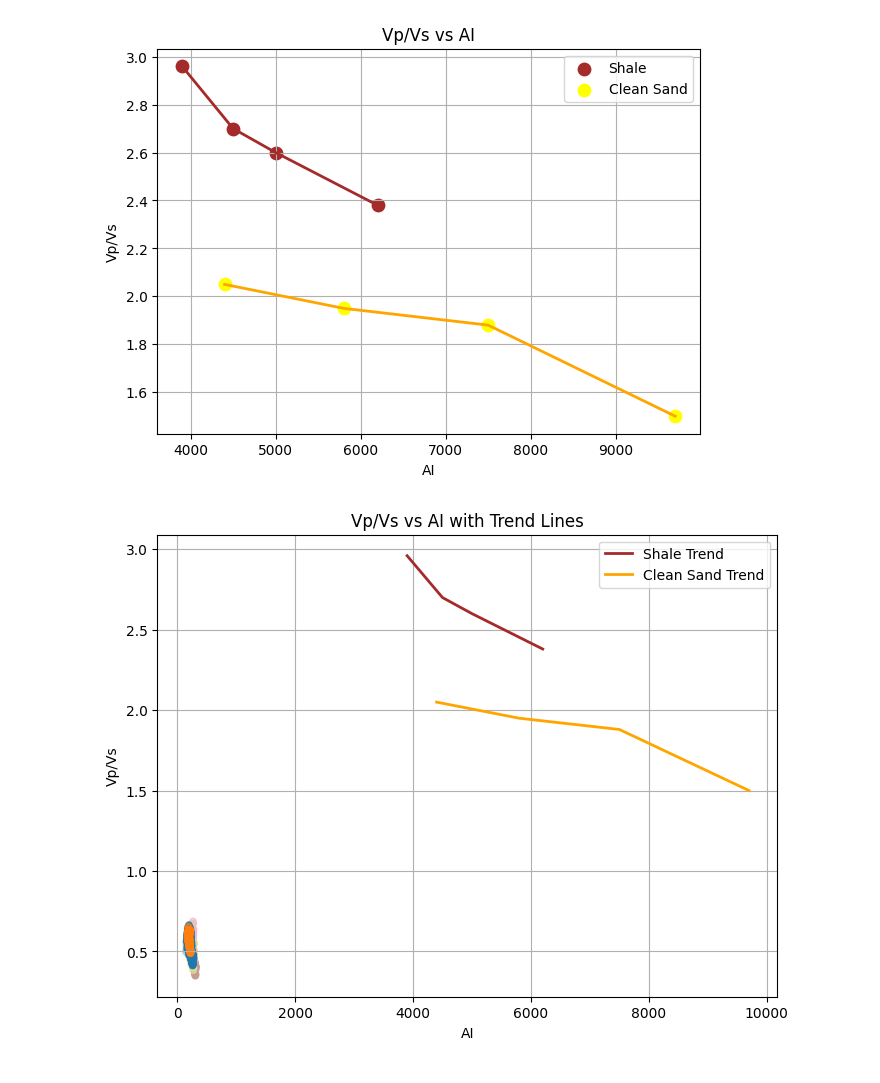
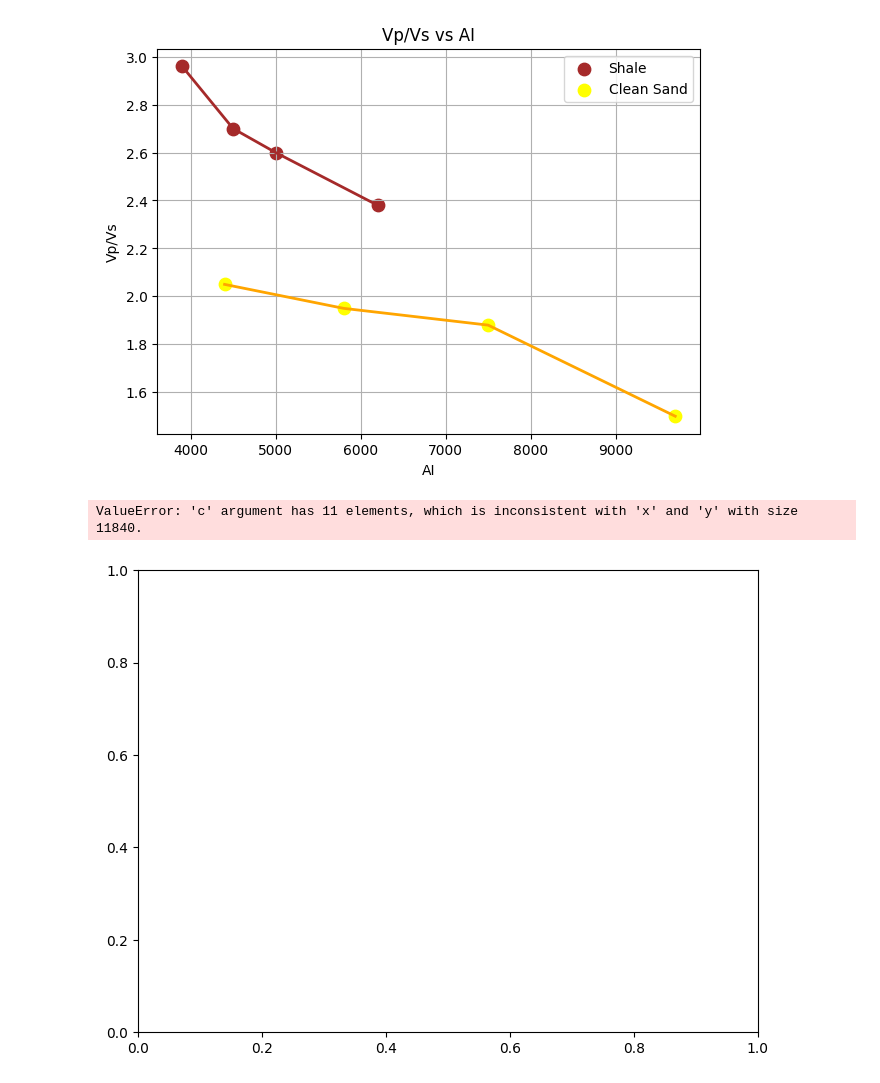
Before and after one commit to erikooooo/well_data_preprocessing, a Jupyter notebook: Rock_physics.ipynb, the cells around one changed output. Saved outputs shown, nothing was run; the diff lists cells and outputs as text; code cells hidden in the pictures.

```diff
--- a/Rock_physics.ipynb
+++ b/Rock_physics.ipynb
@@ -121,15 +122,15 @@ plt.show()
 import plotly.express as px
 import pandas as pd
 
-# Ensure formations are categorical
-df['Formation'] = df['Formation'].astype(str)
+# Add Formation_code to df_clean
+df_clean['Formation_code'] = df_clean['Formation'].astype(str)
 
 fig = px.scatter_3d(
     df_clean,
     x='AI',
-    ,
+    z='Depth',
     y='Vp/Vs',
-    color='Formation',   # automatically colors by formation name
+    color='Formation_code',   # automatically colors by formation name
     size_max=5
 )
 
@@ -160,30 +161,31 @@ plt.show()
 # %%
 shale = [(3900, 2.96), (4500, 2.7), (5000, 2.6), (6200, 2.38)]
 clean_sand = [(4400, 2.05), (5800, 1.95), (7500, 1.88), (9700, 1.5)]
 
 shale_x, shale_y = zip(*shale)
 sand_x, sand_y = zip(*clean_sand)
 
 # Scatter from your dataframe
 # Assuming df_clean has columns: 'AI', 'Vp/Vs', 'Formation'
-df['Formation_code'] = pd.Categorical(df['Formation']).codes
+df_clean['Formation_code'] = pd.Categorical(df_clean['Formation']).codes
 
 plt.figure(figsize=(8,6))
 
 # Scatter of actual data (colored by formation)
 plt.scatter(df_clean['AI'], df_clean['Vp/Vs'],
-            c=df['Formation_code'], cmap='tab20', s=20, alpha=0.7)
+            c=df_clean['Formation_code'], cmap='tab20', s=20, alpha=0.7)
 
 # Plot trend lines (shale and sand)
 plt.plot(shale_x, shale_y, color='brown', linestyle='-', linewidth=2, label='Shale Trend')
 plt.plot(sand_x, sand_y, color='orange', linestyle='-', linewidth=2, label='Clean Sand Trend')
 
 plt.xlabel('AI')
 plt.ylabel('Vp/Vs')
 plt.title('Vp/Vs vs AI with Trend Lines')
 plt.legend()
 plt.grid(True)
 plt.show()
 # %% [output]
+ValueError: 'c' argument has 11 elements, which is inconsistent with 'x' and 'y' with size 11840.
-[figure, old version]
+[figure, new version]
 # %%
```
Also changed, not shown: parts of 3 cells of this notebook.
